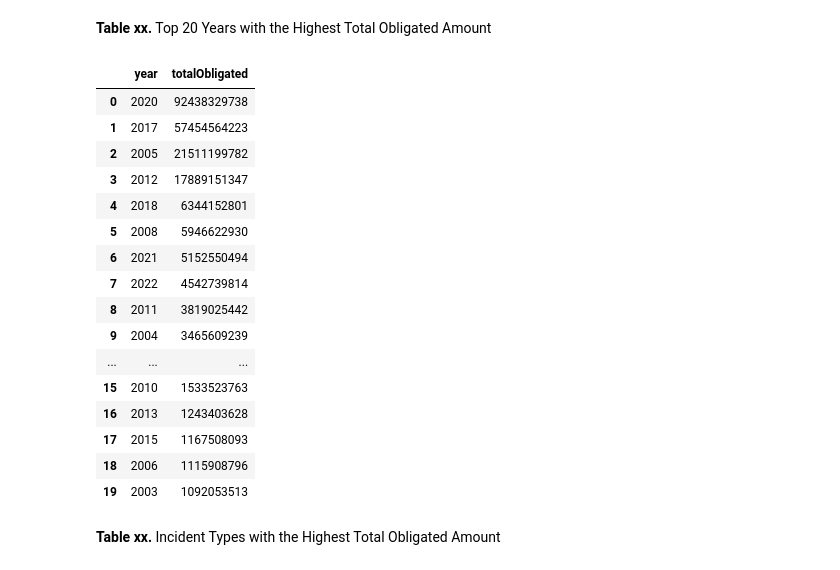
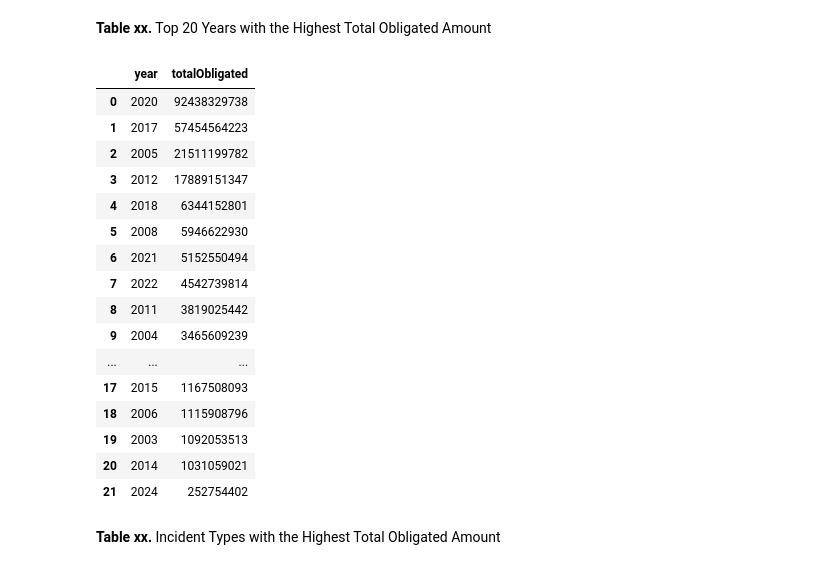
Before and after one commit to mebauer/fema-disaster-information, a Jupyter notebook: public-assistance.ipynb, the cells around one changed output. Drawn from its saved outputs; the diff is of its cells as text; code cells hidden in the pictures.

```diff
--- a/public-assistance.ipynb
+++ b/public-assistance.ipynb
@@ -513,41 +483,34 @@ con.sql("""
 # %%
 sql = """
     SELECT
         substring(declarationDate::VARCHAR, 1, 4) as year,
         ROUND(SUM(totalObligated), 0)::BIGINT AS totalObligated
     FROM
         public_assistance
     WHERE declarationDate >= '2003-01-01'
     GROUP BY year
     ORDER BY totalObligated DESC
 """
 
-relation = con.sql(sql)
-
-con.sql("""
-    SELECT *
-    FROM relation
-    ORDER BY totalObligated DESC
-    LIMIT 20
-""").df()
+con.sql(sql).df()
 # %% [output]
 |  | year | totalObligated |
 | 0 | 2020 | 92438329738 |
 | 1 | 2017 | 57454564223 |
 | 2 | 2005 | 21511199782 |
 | 3 | 2012 | 17889151347 |
 | 4 | 2018 | 6344152801 |
 | 5 | 2008 | 5946622930 |
 | 6 | 2021 | 5152550494 |
 | 7 | 2022 | 4542739814 |
 | 8 | 2011 | 3819025442 |
 | 9 | 2004 | 3465609239 |
 | ... | ... | ... |
-| 15 | 2010 | 1533523763 |
-| 16 | 2013 | 1243403628 |
 | 17 | 2015 | 1167508093 |
 | 18 | 2006 | 1115908796 |
 | 19 | 2003 | 1092053513 |
+| 20 | 2014 | 1031059021 |
+| 21 | 2024 | 252754402 |
 # %% [markdown]
 **Table xx.** Incident Types with the Highest Total Obligated Amount
 # %%
```
Also changed, not shown: parts of 20 cells of this notebook, 1 other file.
